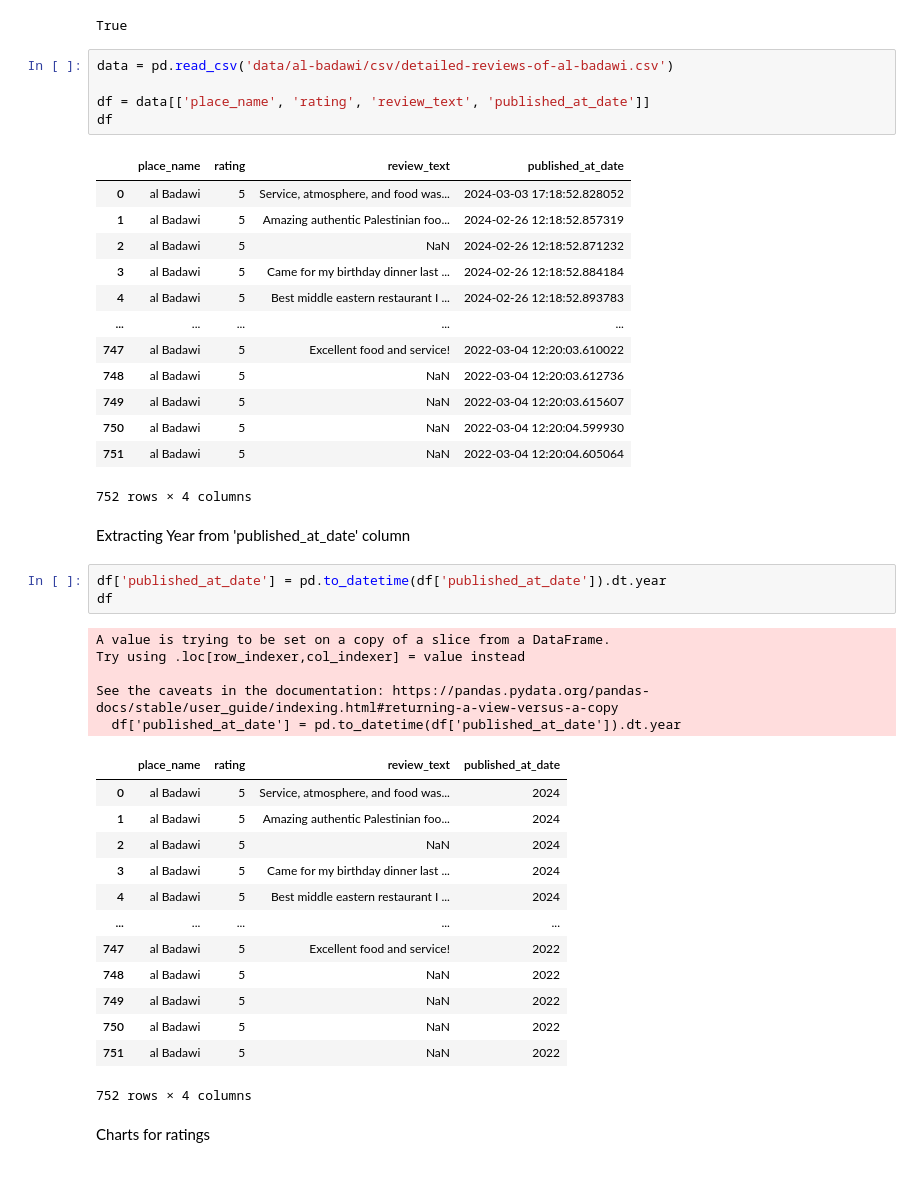
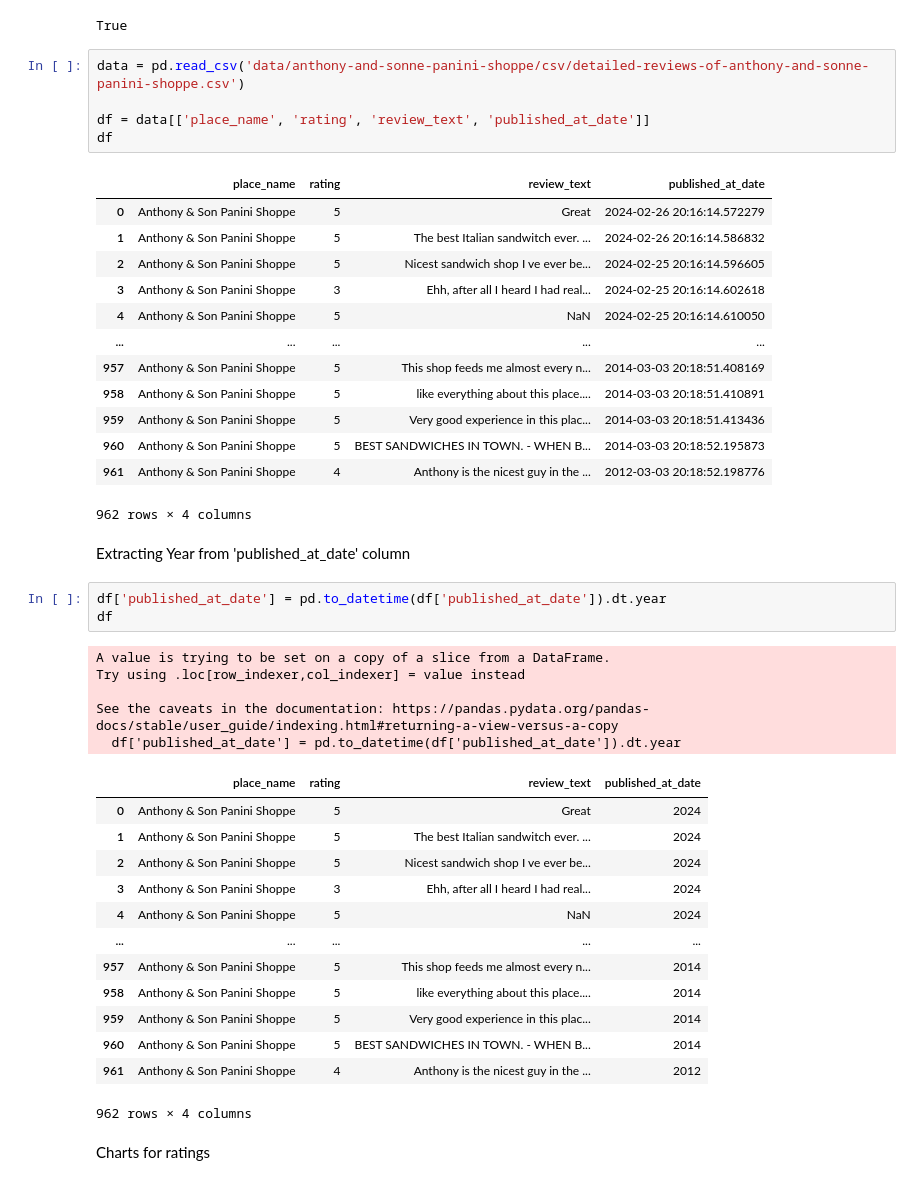
Before and after one commit to aoh705/FoodResearch, a Jupyter notebook: panini.ipynb, the cells around one changed output. Saved outputs shown, nothing was run; the diff lists cells and outputs as text.

```diff
--- a/panini.ipynb
+++ b/panini.ipynb
@@ -31,24 +31,24 @@ nltk.download('all')
 [nltk_data]  Done downloading collection all
 True
 # %%
-data = pd.read_csv('data/al-badawi/csv/detailed-reviews-of-al-badawi.csv')
+data = pd.read_csv('data/anthony-and-sonne-panini-shoppe/csv/detailed-reviews-of-anthony-and-sonne-panini-shoppe.csv')
 
 df = data[['place_name', 'rating', 'review_text', 'published_at_date']]
 df
 # %% [output]
 |  | place_name | rating | review_text | published_at_date |
-| 0 | al Badawi | 5 | Service, atmosphere, and food was... | 2024-03-03 17:18:52.828052 |
-| 1 | al Badawi | 5 | Amazing authentic Palestinian foo... | 2024-02-26 12:18:52.857319 |
-| 2 | al Badawi | 5 | NaN | 2024-02-26 12:18:52.871232 |
-| 3 | al Badawi | 5 | Came for my birthday dinner last ... | 2024-02-26 12:18:52.884184 |
-| 4 | al Badawi | 5 | Best middle eastern restaurant I ... | 2024-02-26 12:18:52.893783 |
+| 0 | Anthony & Son Panini Shoppe | 5 | Great | 2024-02-26 20:16:14.572279 |
+| 1 | Anthony & Son Panini Shoppe | 5 | The best Italian sandwitch ever. ... | 2024-02-26 20:16:14.586832 |
+| 2 | Anthony & Son Panini Shoppe | 5 | Nicest sandwich shop I ve ever be... | 2024-02-25 20:16:14.596605 |
+| 3 | Anthony & Son Panini Shoppe | 3 | Ehh, after all I heard I had real... | 2024-02-25 20:16:14.602618 |
+| 4 | Anthony & Son Panini Shoppe | 5 | NaN | 2024-02-25 20:16:14.610050 |
 | ... | ... | ... | ... | ... |
-| 747 | al Badawi | 5 | Excellent food and service! | 2022-03-04 12:20:03.610022 |
-| 748 | al Badawi | 5 | NaN | 2022-03-04 12:20:03.612736 |
-| 749 | al Badawi | 5 | NaN | 2022-03-04 12:20:03.615607 |
-| 750 | al Badawi | 5 | NaN | 2022-03-04 12:20:04.599930 |
-| 751 | al Badawi | 5 | NaN | 2022-03-04 12:20:04.605064 |
+| 957 | Anthony & Son Panini Shoppe | 5 | This shop feeds me almost every n... | 2014-03-03 20:18:51.408169 |
+| 958 | Anthony & Son Panini Shoppe | 5 | like everything about this place.... | 2014-03-03 20:18:51.410891 |
+| 959 | Anthony & Son Panini Shoppe | 5 | Very good experience in this plac... | 2014-03-03 20:18:51.413436 |
+| 960 | Anthony & Son Panini Shoppe | 5 | BEST SANDWICHES IN TOWN. - WHEN B... | 2014-03-03 20:18:52.195873 |
+| 961 | Anthony & Son Panini Shoppe | 4 | Anthony is the nicest guy in the ... | 2012-03-03 20:18:52.198776 |
-752 rows × 4 columns
+962 rows × 4 columns
 # %% [markdown]
 Extracting Year from 'published_at_date' column
 # %%
@@ -61,18 +61,18 @@ Try using .loc[row_indexer,col_indexer] = value instead
 See the caveats in the documentation: https://pandas.pydata.org/pandas-docs/stable/user_guide/indexing.html#returning-a-view-versus-a-copy
   df['published_at_date'] = pd.to_datetime(df['published_at_date']).dt.year
 |  | place_name | rating | review_text | published_at_date |
-| 0 | al Badawi | 5 | Service, atmosphere, and food was... | 2024 |
-| 1 | al Badawi | 5 | Amazing authentic Palestinian foo... | 2024 |
-| 2 | al Badawi | 5 | NaN | 2024 |
-| 3 | al Badawi | 5 | Came for my birthday dinner last ... | 2024 |
-| 4 | al Badawi | 5 | Best middle eastern restaurant I ... | 2024 |
+| 0 | Anthony & Son Panini Shoppe | 5 | Great | 2024 |
+| 1 | Anthony & Son Panini Shoppe | 5 | The best Italian sandwitch ever. ... | 2024 |
+| 2 | Anthony & Son Panini Shoppe | 5 | Nicest sandwich shop I ve ever be... | 2024 |
+| 3 | Anthony & Son Panini Shoppe | 3 | Ehh, after all I heard I had real... | 2024 |
+| 4 | Anthony & Son Panini Shoppe | 5 | NaN | 2024 |
 | ... | ... | ... | ... | ... |
-| 747 | al Badawi | 5 | Excellent food and service! | 2022 |
-| 748 | al Badawi | 5 | NaN | 2022 |
-| 749 | al Badawi | 5 | NaN | 2022 |
-| 750 | al Badawi | 5 | NaN | 2022 |
-| 751 | al Badawi | 5 | NaN | 2022 |
+| 957 | Anthony & Son Panini Shoppe | 5 | This shop feeds me almost every n... | 2014 |
+| 958 | Anthony & Son Panini Shoppe | 5 | like everything about this place.... | 2014 |
+| 959 | Anthony & Son Panini Shoppe | 5 | Very good experience in this plac... | 2014 |
+| 960 | Anthony & Son Panini Shoppe | 5 | BEST SANDWICHES IN TOWN. - WHEN B... | 2014 |
+| 961 | Anthony & Son Panini Shoppe | 4 | Anthony is the nicest guy in the ... | 2012 |
-752 rows × 4 columns
+962 rows × 4 columns
 # %% [markdown]
 Charts for ratings
 # %%
```
Also changed, not shown: parts of 12 cells of this notebook, 2 other files.
